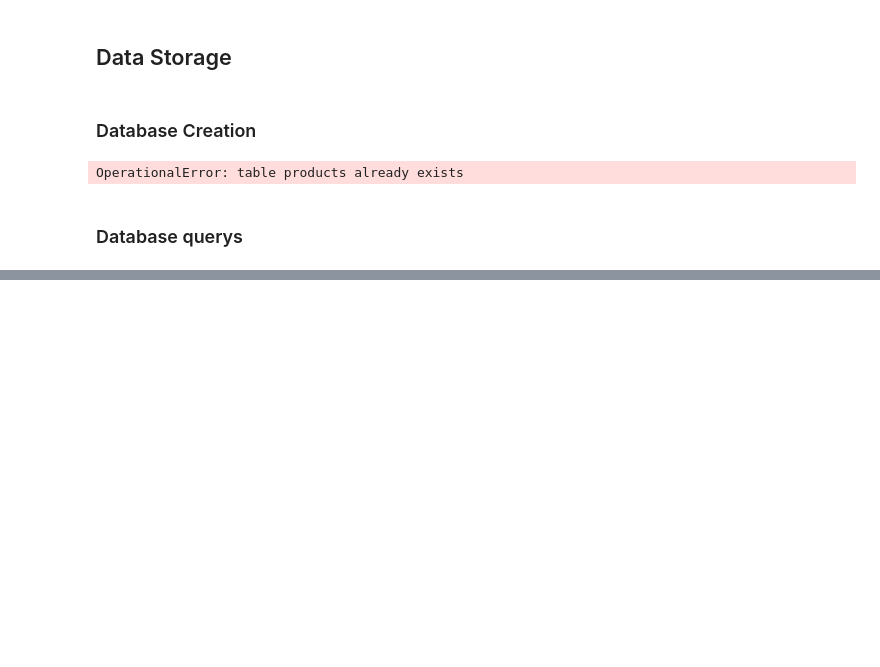
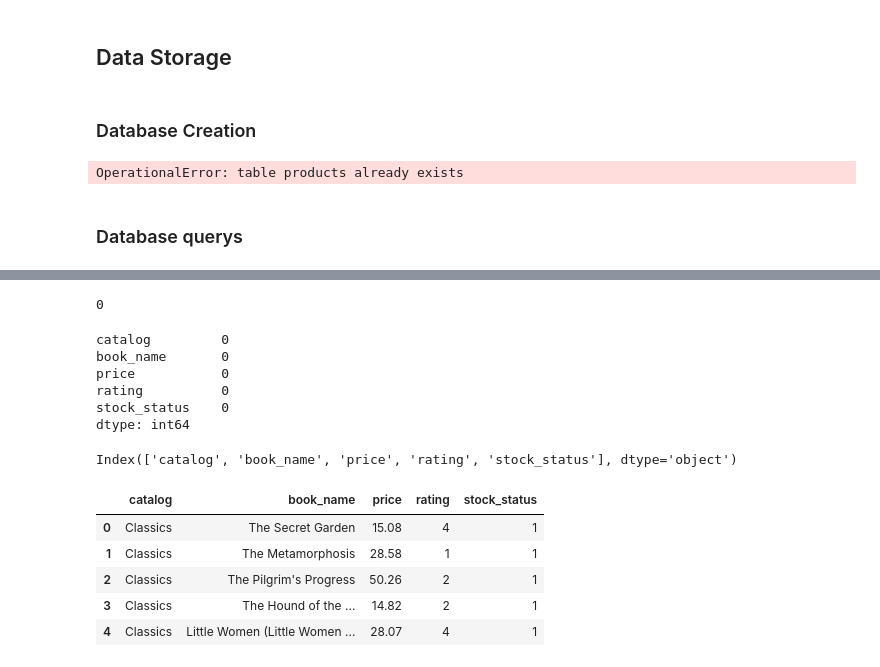
Before and after one commit to MarcosRMG/ds_ao_dev, a Jupyter notebook: notebooks/DS ao DEV.ipynb, the cells around one changed output, grey strips where cells are left out. Cells and saved outputs as stored; diff of their text form; code cells hidden in the pictures; blank space fills up the shorter version.

```diff
--- a/notebooks/DS ao DEV.ipynb
+++ b/notebooks/DS ao DEV.ipynb
@@ -1035,0 +1044,4 @@ df.head()
+# %%
+# Data
+book = pd.read_csv('../data/books.csv')
+book.head()
@@ -1035,0 +1055,12 @@ df.head()
+# %%
+# Remove currency symbol
+book['price'] = book['price'].apply(lambda x: float(re.search('\d+.+', x).group(0)))
+# %%
+# Map rating
+book['rating'] = book['rating'].apply(lambda x: 1 if x == 'One' else
+                                                2 if x == 'Two' else
+                                                3 if x == 'Three' else
+                                                4 if x == 'Four' else 5)
+# %%
+# Binary stock status
+book['stock_status'] = book['stock_status'].apply(lambda x: 1 if x == ' In stock ' else 0)
@@ -1035,0 +1086,26 @@ df.head()
+# %%
+book.duplicated().sum()
+# %% [output]
+0
+# %%
+book.isna().sum()
+# %% [output]
+catalog         0
+book_name       0
+price           0
+rating          0
+stock_status    0
+dtype: int64
+# %%
+book.columns
+# %% [output]
+Index(['catalog', 'book_name', 'price', 'rating', 'stock_status'], dtype='object')
+# %%
+book.head()
+# %% [output]
+|  | catalog | book_name | price | rating | stock_status |
+| 0 | Classics | The Secret Garden | 15.08 | 4 | 1 |
+| 1 | Classics | The Metamorphosis | 28.58 | 1 | 1 |
+| 2 | Classics | The Pilgrim's Progress | 50.26 | 2 | 1 |
+| 3 | Classics | The Hound of the ... | 14.82 | 2 | 1 |
+| 4 | Classics | Little Women (Little Women ... | 28.07 | 4 | 1 |
```
Also changed, not shown: parts of 30 cells of this notebook, 1 other file.
